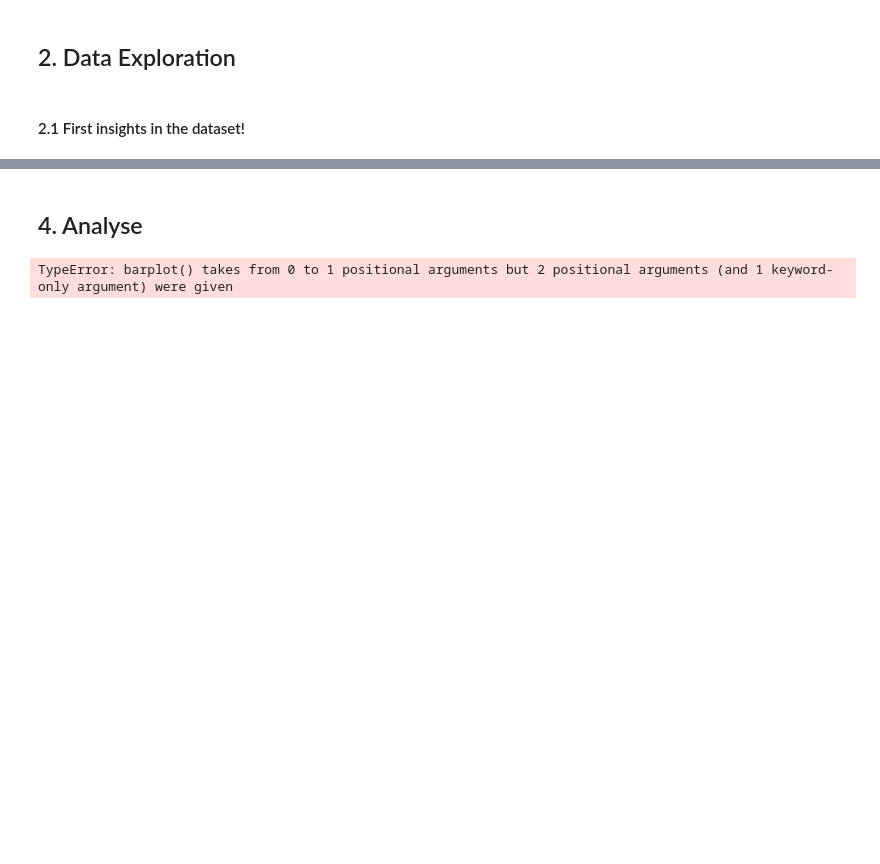
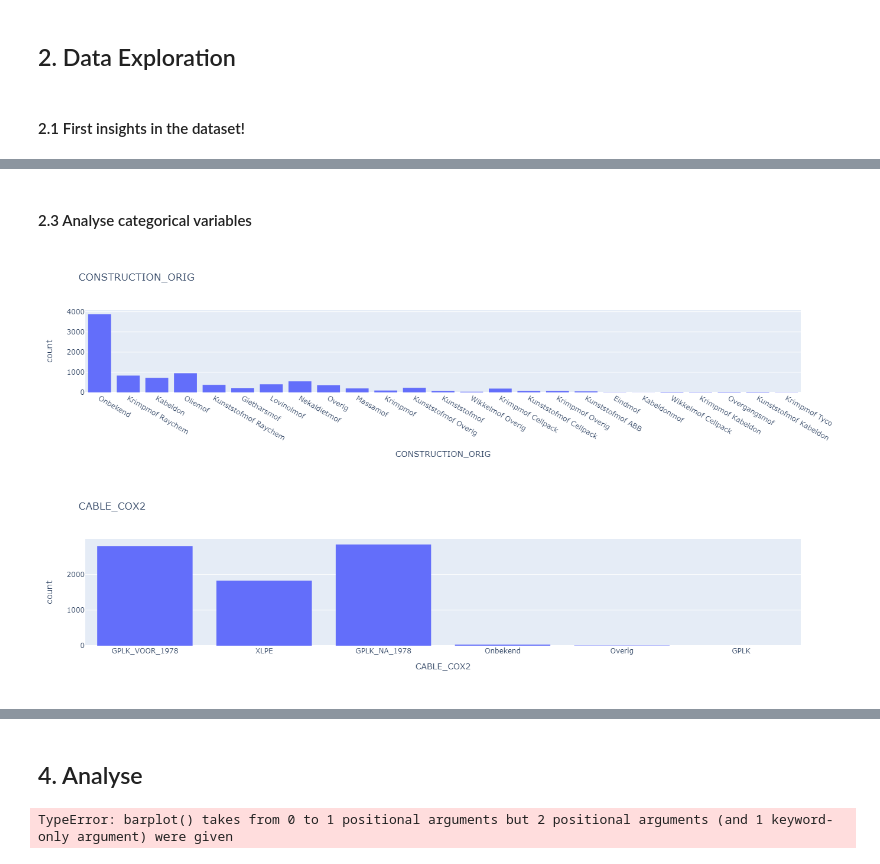
Before and after one commit to Kerwin-Buijsman/workshop-RU-2024, a Jupyter notebook: workshop/workshop-nieuw.ipynb, the cells around one changed output, grey strips where cells are left out. Drawn from its saved outputs; the diff is of its cells as text; code cells hidden in the pictures; blank space fills up the shorter version.

```diff
--- a/workshop/workshop-nieuw.ipynb
+++ b/workshop/workshop-nieuw.ipynb
@@ -124,0 +131,17 @@ Length: 79, dtype: object
+# %% [markdown]
+#### 2.3 Analyse categorical variables
+# %%
+categorical_columns = [
+    "CONSTRUCTION_ORIG",
+    "CABLE_COX2"
+]
+
+for col in categorical_columns:
+    df.plot(
+        kind='hist',
+        x=col,
+        title=col
+    ).show()
+# %% [output]
+[figure, added]
+[figure, added]
```
Also changed, not shown: parts of 35 cells of this notebook, 1 other file.
